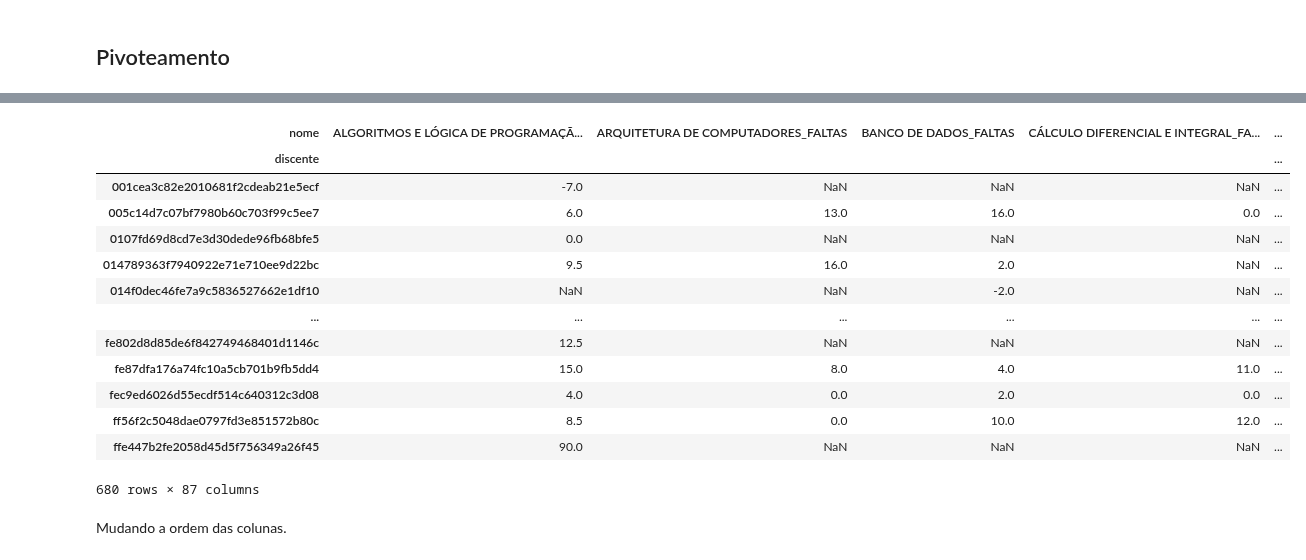
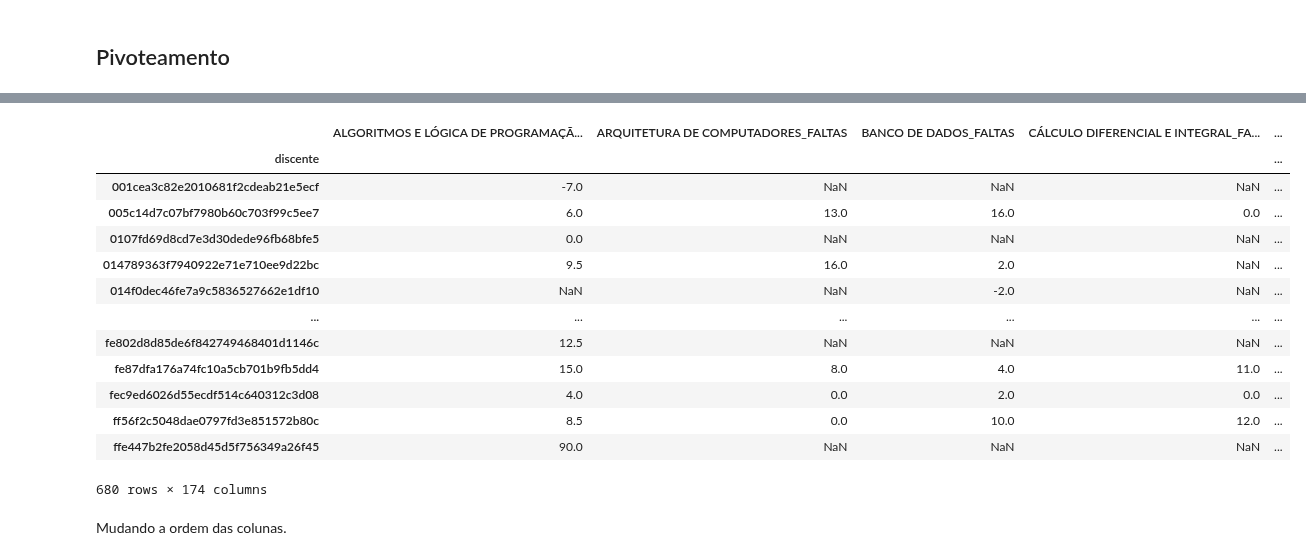
Before and after one commit to wanessabezerra/dataframe-bsi, a Jupyter notebook: dataframe-bsi/dados-extraidos.ipynb, the cells around one changed output, grey strips where cells are left out. Drawn from its saved outputs; the diff is of its cells as text; code cells hidden in the pictures.

Commit message:
:construction: adicionando o  pivot de nota #8

```diff
--- a/dataframe-bsi/dados-extraidos.ipynb
+++ b/dataframe-bsi/dados-extraidos.ipynb
@@ -662,6 +662,10 @@ df_pivot_f = df_pivot_f.add_suffix('_FALTAS')
 
 df_pivot_nota = df_dados_filtrado.pivot_table(index='discente', columns= ['nome','unidade'], values='nota', aggfunc='first')
 df_pivot_nota.columns = df_pivot_nota.columns.set_levels(
-    [level + '_NOTA' for level in df_pivot_nota.columns.levels[0]],  # Aplicando o sufixo aos nomes do nível 'nome'
+    [level + '_NOTA_' for level in df_pivot_nota.columns.levels[0]],  # Aplicando o sufixo aos nomes do nível 'nome'
     level=0  # Indicando que estamos modificando o primeiro nível (nome)
 )
+# %%
+# Flatten the columns by joining different levels
+df_pivot_nota.columns = [''.join(map(str, col)).strip() for col in df_pivot_nota.columns.values]
+df_pivot_nota
@@ -674,12 +693,12 @@ df_pivot_mf_2 = df_pivot_mf_2.add_suffix('_MEDIA2')
 # %%
 
 # Mesclar df1_pivot e df2_pivot
-
-df_merged_2 = pd.merge(df_pivot_f, df_pivot_mf, on='discente')
+df_merged_1 = pd.merge(df_pivot_f, df_pivot_nota, on='discente')
+df_merged_2 = pd.merge(df_merged_1, df_pivot_mf, on='discente')
 df_merged_3 = pd.merge(df_merged_2, df_pivot_mf_2, on='discente')
 df_merged_3
 # %% [output]
-| nome | ALGORITMOS E LÓGICA DE PROGRAMAÇÃ... | ARQUITETURA DE COMPUTADORES_FALTAS | BANCO DE DADOS_FALTAS | CÁLCULO DIFERENCIAL E INTEGRAL_FA... | ... |
+|  | ALGORITMOS E LÓGICA DE PROGRAMAÇÃ... | ARQUITETURA DE COMPUTADORES_FALTAS | BANCO DE DADOS_FALTAS | CÁLCULO DIFERENCIAL E INTEGRAL_FA... | ... |
 | discente |  |  |  |  | ... |
 | 001cea3c82e2010681f2cdeab21e5ecf | -7.0 | NaN | NaN | NaN | ... |
 | 005c14d7c07bf7980b60c703f99c5ee7 | 6.0 | 13.0 | 16.0 | 0.0 | ... |
@@ -692,7 +711,7 @@ df_merged_3
 | fec9ed6026d55ecdf514c640312c3d08 | 4.0 | 0.0 | 2.0 | 0.0 | ... |
 | ff56f2c5048dae0797fd3e851572b80c | 8.5 | 0.0 | 10.0 | 12.0 | ... |
 | ffe447b2fe2058d45d5f756349a26f45 | 90.0 | NaN | NaN | NaN | ... |
-680 rows × 87 columns
+680 rows × 174 columns
 # %% [markdown]
 Mudando a ordem das colunas.
 # %% [markdown]
```
Also changed, not shown: parts of 1 cell of this notebook.
